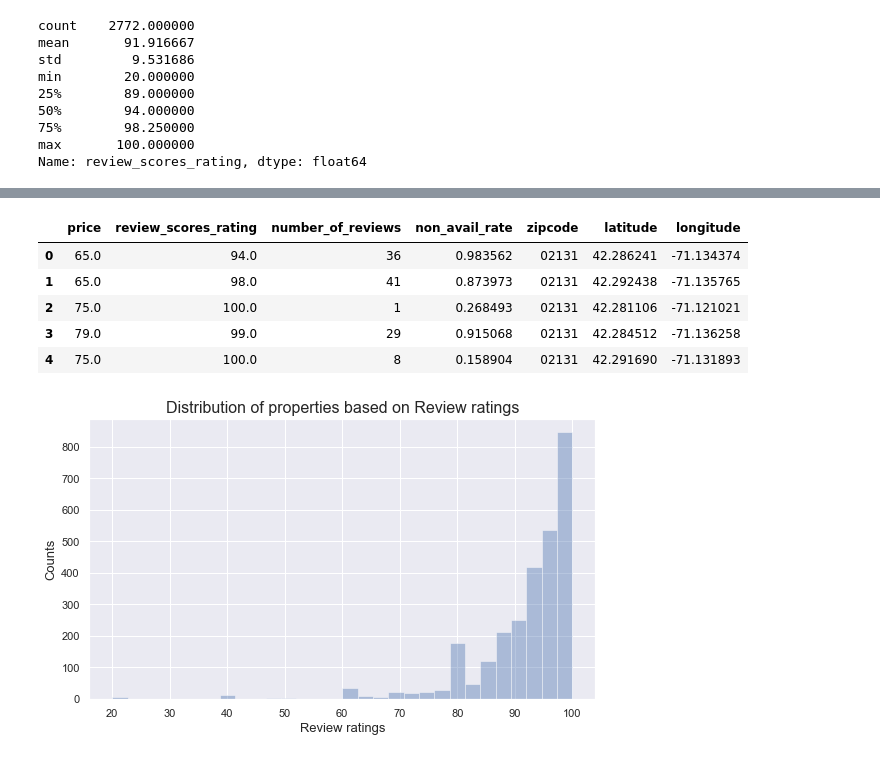
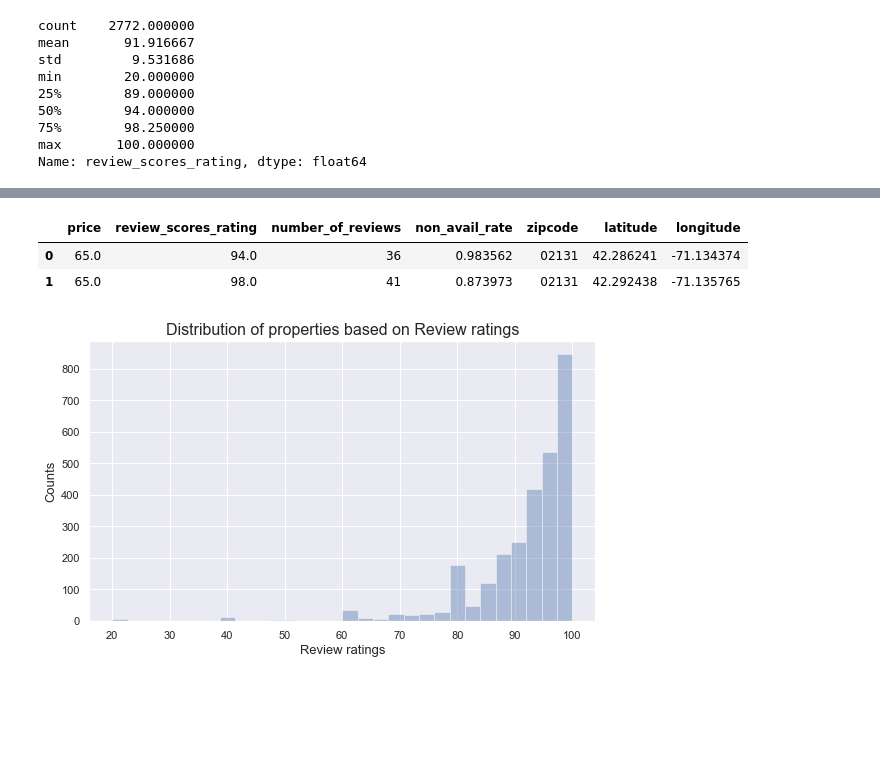
Before and after one commit to chziha/Data-Scientist-Udacity-Nanodegree, a Jupyter notebook: Writing_a_Data_Scientist_Blog_Post/write_ds_blog.ipynb, the cells around one changed output, grey strips where cells are left out. Saved outputs shown, nothing was run; the diff lists cells and outputs as text; code cells hidden in the pictures; blank space fills up the shorter version.

```diff
--- a/Writing_a_Data_Scientist_Blog_Post/write_ds_blog.ipynb
+++ b/Writing_a_Data_Scientist_Blog_Post/write_ds_blog.ipynb
@@ -405,14 +408,11 @@ zipcode_keep = list(listings_prd['zipcode'].value_counts()[listings_prd['zipcode
 listings_loc = listings_prd[listings_prd['zipcode'].isin(zipcode_keep)][['price', 'review_scores_rating', 'number_of_reviews',
                                                                          'non_avail_rate', 'zipcode', 'latitude', 'longitude']]
 # %%
-listings_loc.head()
+listings_loc.head(2)
 # %% [output]
 |  | price | review_scores_rating | number_of_reviews | non_avail_rate | zipcode | latitude | longitude |
 | 0 | 65.0 | 94.0 | 36 | 0.983562 | 02131 | 42.286241 | -71.134374 |
 | 1 | 65.0 | 98.0 | 41 | 0.873973 | 02131 | 42.292438 | -71.135765 |
-| 2 | 75.0 | 100.0 | 1 | 0.268493 | 02131 | 42.281106 | -71.121021 |
-| 3 | 79.0 | 99.0 | 29 | 0.915068 | 02131 | 42.284512 | -71.136258 |
-| 4 | 75.0 | 100.0 | 8 | 0.158904 | 02131 | 42.291690 | -71.131893 |
 # %%
 # Visualize the distribution of price, review_scores_rating, and non_avail_rate
 sns.set(color_codes=True)
```
Also changed, not shown: parts of 14 cells of this notebook, 3 other files.
